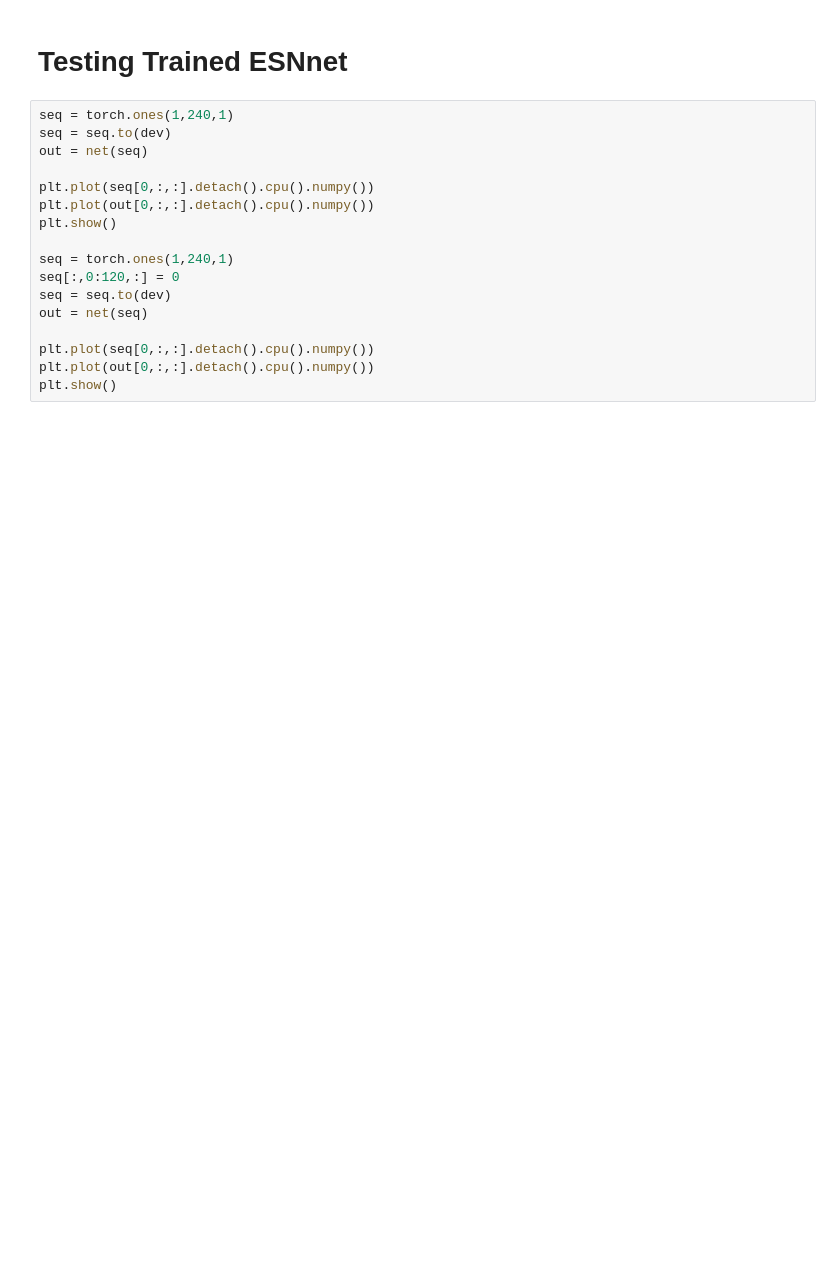
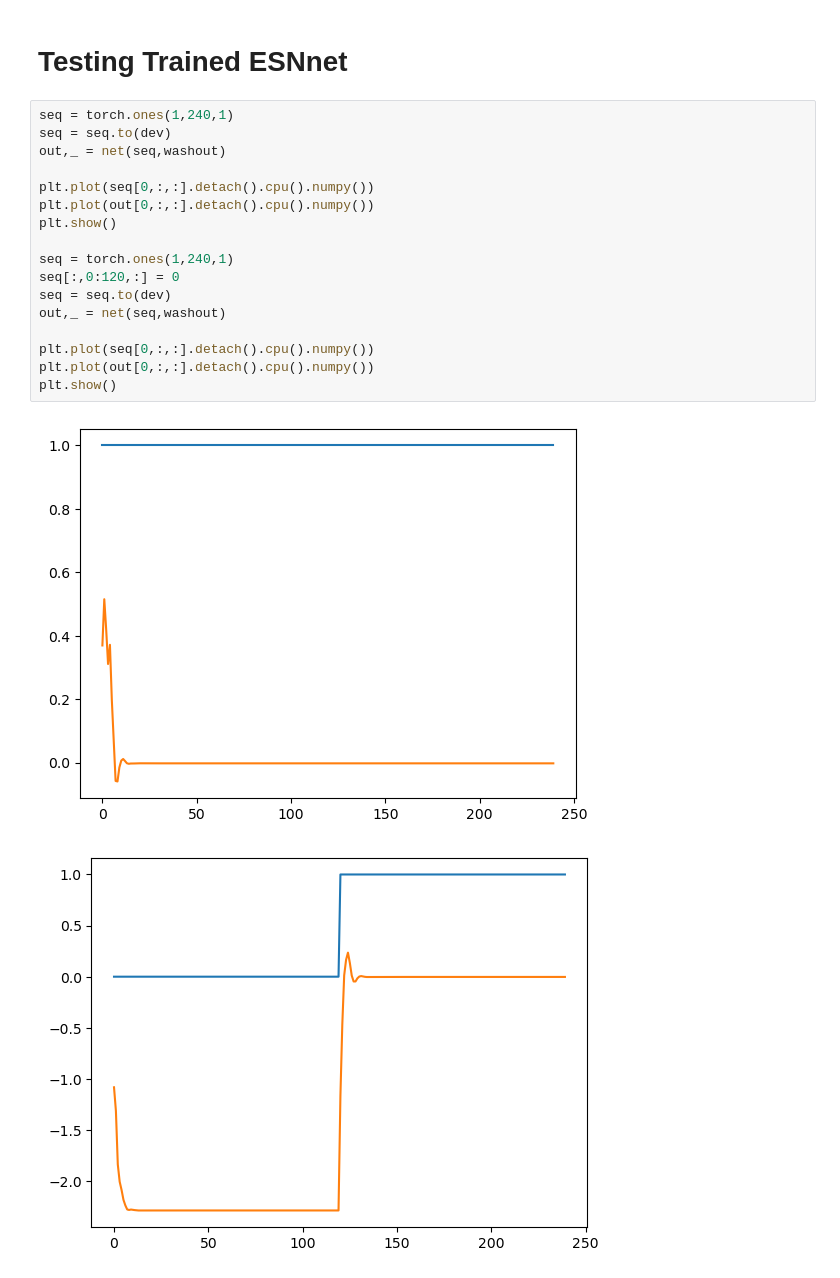
Before and after one commit to gregogiudici/Dynamic-Interpolation, a Jupyter notebook: ESN_things.ipynb, the cells around one changed output. Saved outputs shown, nothing was run; the diff lists cells and outputs as text; blank space fills up the shorter version.

```diff
--- a/ESN_things.ipynb
+++ b/ESN_things.ipynb
@@ -260,17 +260,20 @@ Epoch: 3000/10000 ............. Train Loss: 0.2767 - Best Eval 2124.9868
 # %%
 seq = torch.ones(1,240,1)
 seq = seq.to(dev)
-out = net(seq)
+out,_ = net(seq,washout)
 
 plt.plot(seq[0,:,:].detach().cpu().numpy())
 plt.plot(out[0,:,:].detach().cpu().numpy())
 plt.show()
 
 seq = torch.ones(1,240,1)
 seq[:,0:120,:] = 0
 seq = seq.to(dev)
-out = net(seq)
+out,_ = net(seq,washout)
 
 plt.plot(seq[0,:,:].detach().cpu().numpy())
 plt.plot(out[0,:,:].detach().cpu().numpy())
 plt.show()
+# %% [output]
+[figure, added]
+[figure, added]
```
Also changed, not shown: parts of 3 cells of this notebook, 1 other file.
